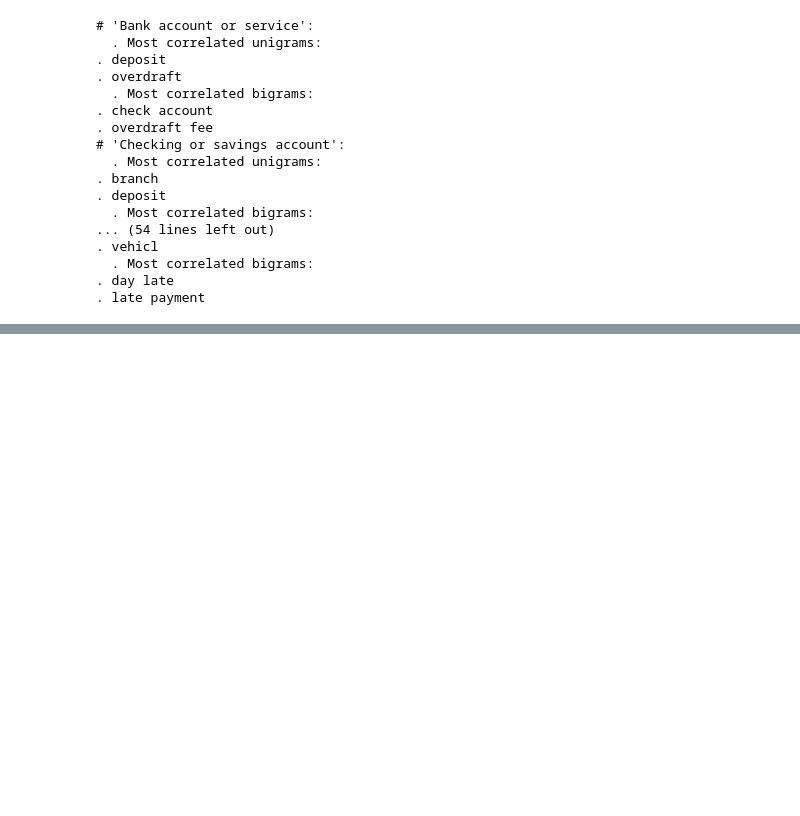
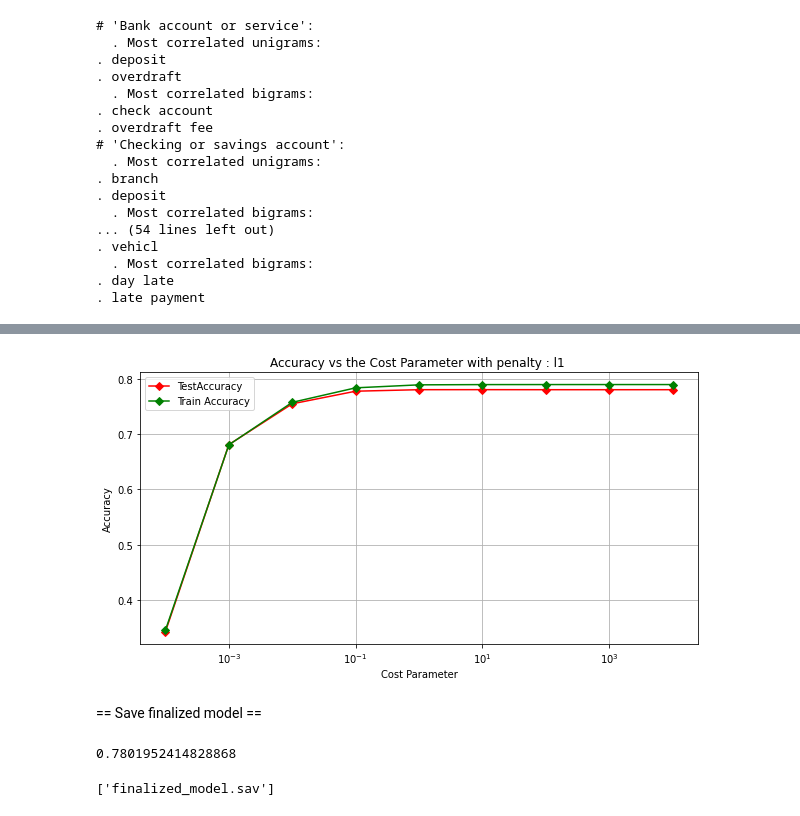
Before and after one commit to AdithyaKahawanugoda/ML_Assignment2_IT19105208_IT19091044_IT19105826_IT19170480, a Jupyter notebook: run.ipynb, the cells around one changed output, grey strips where cells are left out. Saved outputs shown, nothing was run; the diff lists cells and outputs as text; code cells hidden in the pictures; blank space fills up the shorter version.

```diff
--- a/run.ipynb
+++ b/run.ipynb
@@ -257,0 +366,46 @@ for Product, cid in sorted(category_to_id.items()):
+# %%
+accuracy = []
+acc_train = []
+coefficient = []
+for c in [0.0001,0.001,0.01,0.1,1,10,100,1000,10000]:
+    svm = LinearSVC(dual=False, C=c, penalty='l1', max_iter=3000)
+    svm.fit(X_train, y_train)
+    coef = svm.coef_
+
+    p_train = svm.predict(X_train)
+    a_train = accuracy_score(y_train, p_train)
+
+    pred = svm.predict(X_test)
+    a = accuracy_score(y_test, pred)
+
+    coefficient.append(coef)
+    acc_train.append(a_train)
+    accuracy.append(a)
+# %%
+cp = [0.0001,0.001,0.01,0.1,1,10,100,1000,10000]
+
+plt.subplots(figsize=(10, 5))
+plt.semilogx(cp, accuracy,'-gD' ,color='red' , label="TestAccuracy")
+plt.semilogx(cp, acc_train,'-gD' , label="Train Accuracy")
+plt.grid(True)
+plt.xlabel("Cost Parameter")
+plt.ylabel("Accuracy")
+plt.legend()
+plt.title('Accuracy vs the Cost Parameter with penalty : l1 ')
+plt.show()
+# %% [output]
+[figure, added]
+# %% [markdown]
+== Save finalized model ==
+# %%
+finalizedmodel = LinearSVC(dual=False, C=1,  max_iter=2000)
+finalizedmodel.fit(X_train, y_train)
+pred = finalizedmodel.predict(X_test)
+accuracy_score(y_test, pred)
+# %% [output]
+0.7801952414828868
+# %%
+filename = 'finalized_model.sav'
+joblib.dump(finalizedmodel, filename)
+# %% [output]
+['finalized_model.sav']
```
Also changed, not shown: parts of 13 cells of this notebook.
